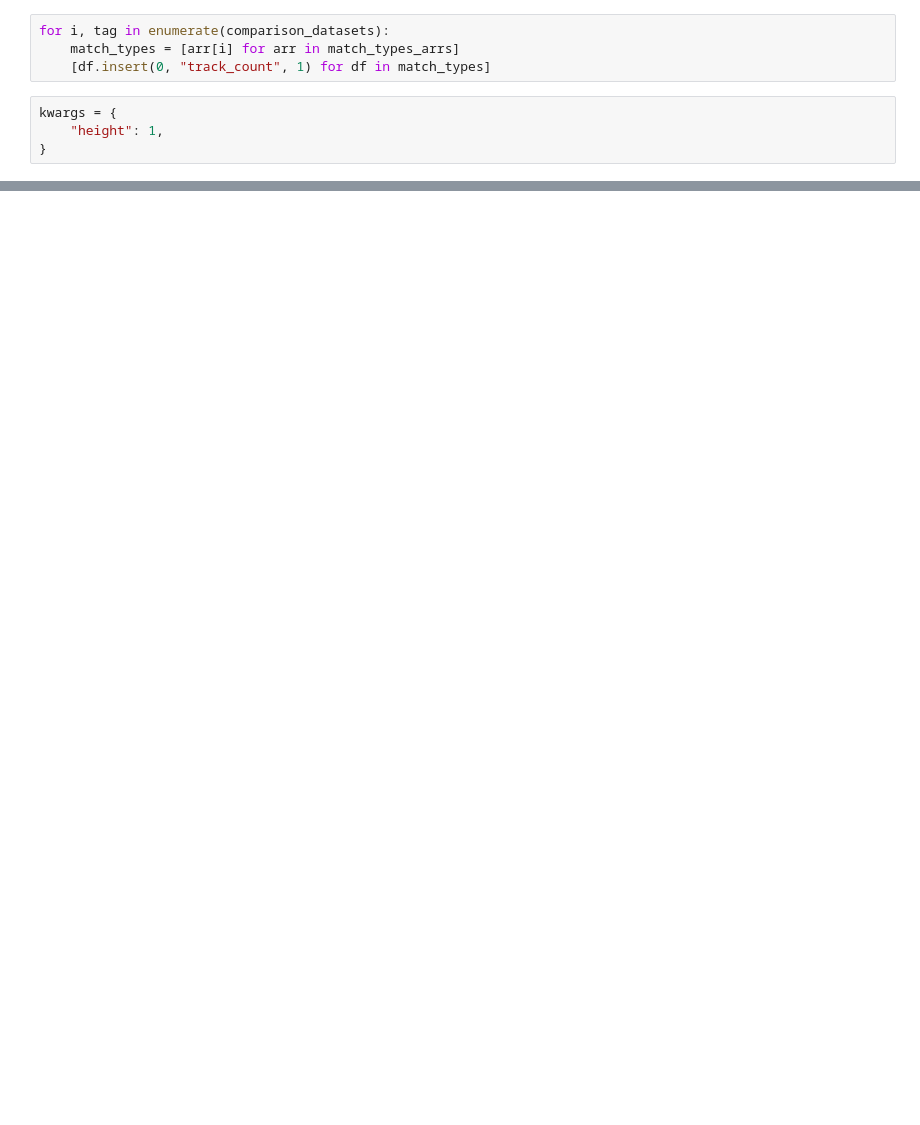
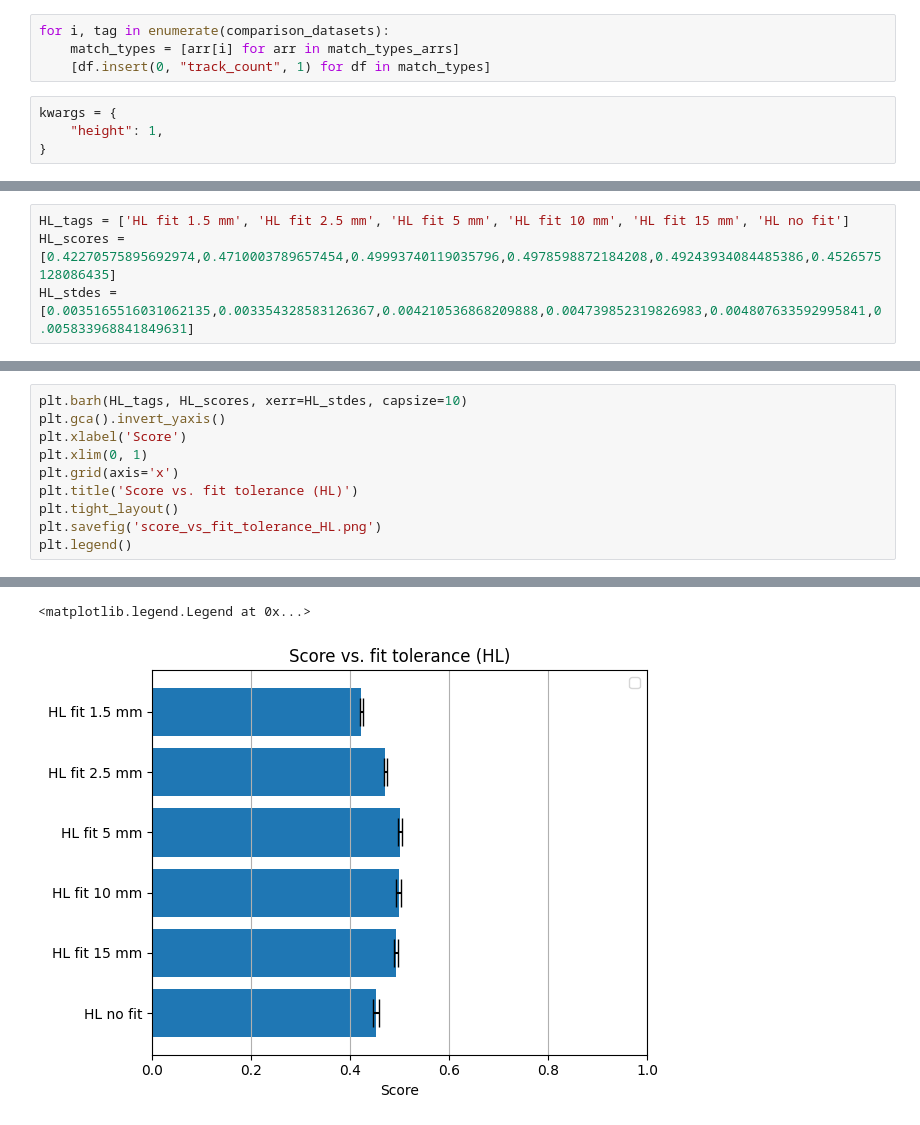
Before and after one commit to lschoonheid/BachelorProject, a Jupyter notebook: python_code/plots.ipynb, the cells around one changed output, grey strips where cells are left out. Saved outputs shown, nothing was run; the diff lists cells and outputs as text; blank space fills up the shorter version.

```diff
--- a/python_code/plots.ipynb
+++ b/python_code/plots.ipynb
@@ -482,0 +595,4 @@ fig = horizontal_fractions(
+# %%
+HL_tags = ['HL fit 1.5 mm', 'HL fit 2.5 mm', 'HL fit 5 mm', 'HL fit 10 mm', 'HL fit 15 mm', 'HL no fit']
+HL_scores = [0.42270575895692974,0.4710003789657454,0.49993740119035796,0.4978598872184208,0.49243934084485386,0.4526575128086435]
+HL_stdes = [0.0035165516031062135,0.003354328583126367,0.004210536868209888,0.004739852319826983,0.004807633592995841,0.005833968841849631]
@@ -482,0 +603,11 @@ fig = horizontal_fractions(
+# %%
+plt.barh(HL_tags, HL_scores, xerr=HL_stdes, capsize=10)
+plt.gca().invert_yaxis()
+plt.xlabel('Score')
+plt.xlim(0, 1)
+plt.grid(axis='x')
+plt.title('Score vs. fit tolerance (HL)')
+plt.tight_layout()
+plt.savefig('score_vs_fit_tolerance_HL.png')
+plt.legend()
+# %% [output]
@@ -482,0 +615,2 @@ fig = horizontal_fractions(
+<matplotlib.legend.Legend at 0x...>
+[figure, added]
```
Also changed, not shown: parts of 54 cells of this notebook.
